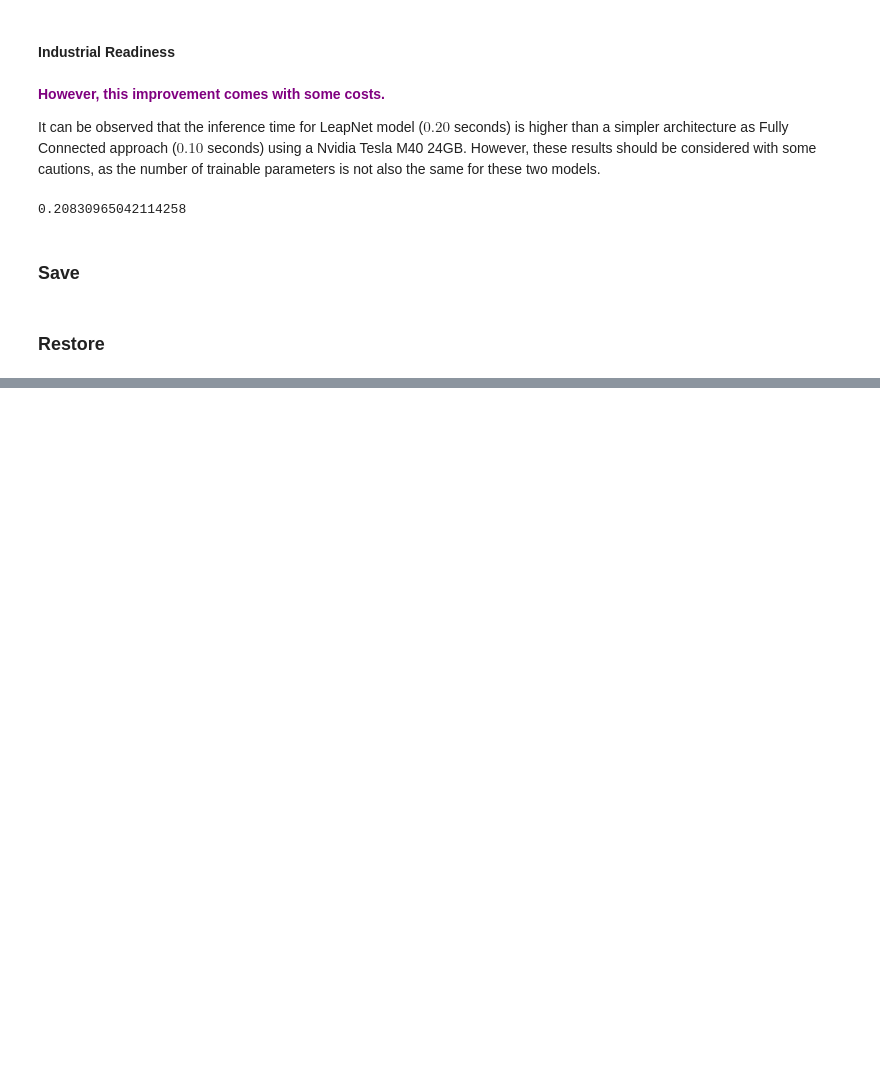
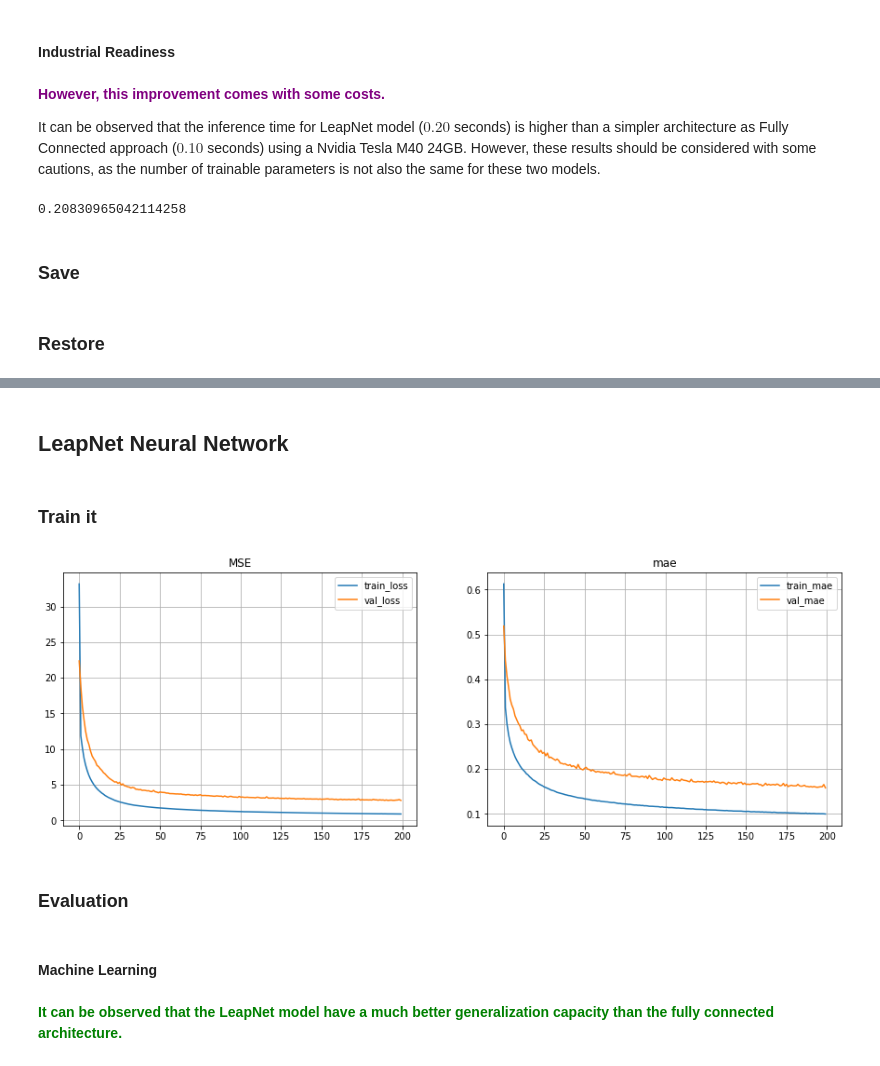
Before and after one commit to IRT-SystemX/LIPS, a Jupyter notebook: getting_started/05-Complete_example.ipynb, the cells around one changed output, grey strips where cells are left out. Cells and saved outputs as stored; diff of their text form; code cells hidden in the pictures; blank space fills up the shorter version.

```diff
--- a/getting_started/05-Complete_example.ipynb
+++ b/getting_started/05-Complete_example.ipynb
@@ -546,0 +934,2 @@ leap_net.restore(path=TRAINED_MODEL_PATH)
+# %% [markdown]
+## LeapNet Neural Network
@@ -546,0 +939,21 @@ leap_net.restore(path=TRAINED_MODEL_PATH)
+# %%
+leap_net = LeapNet(name="tf_leapnet",
+                   bench_config_name="Benchmark3",
+                   sizes_main=(150, 150),
+                   sizes_enc=(20, 20, 20),
+                   sizes_out=(100, 40),
+                   scaler=PowerGridScaler,
+                   log_path=LOG_PATH)
+# %% [markdown]
+### Train it
+# %%
+leap_net.train(train_dataset=benchmark3.train_dataset,
+               val_dataset=benchmark3.val_dataset,
+               epochs=200
+              )
+# %%
+leap_net.visualize_convergence()
+# %% [output]
+[figure, added]
+# %% [markdown]
+### Evaluation
@@ -546,0 +967,4 @@ leap_net.restore(path=TRAINED_MODEL_PATH)
+# %% [markdown]
+#### Machine Learning
+# %% [markdown]
+<span style="color: green">**It can be observed that the LeapNet model have a much better generalization capacity than the fully connected architecture.**</span>
```
Also changed, not shown: parts of 100 cells of this notebook.
